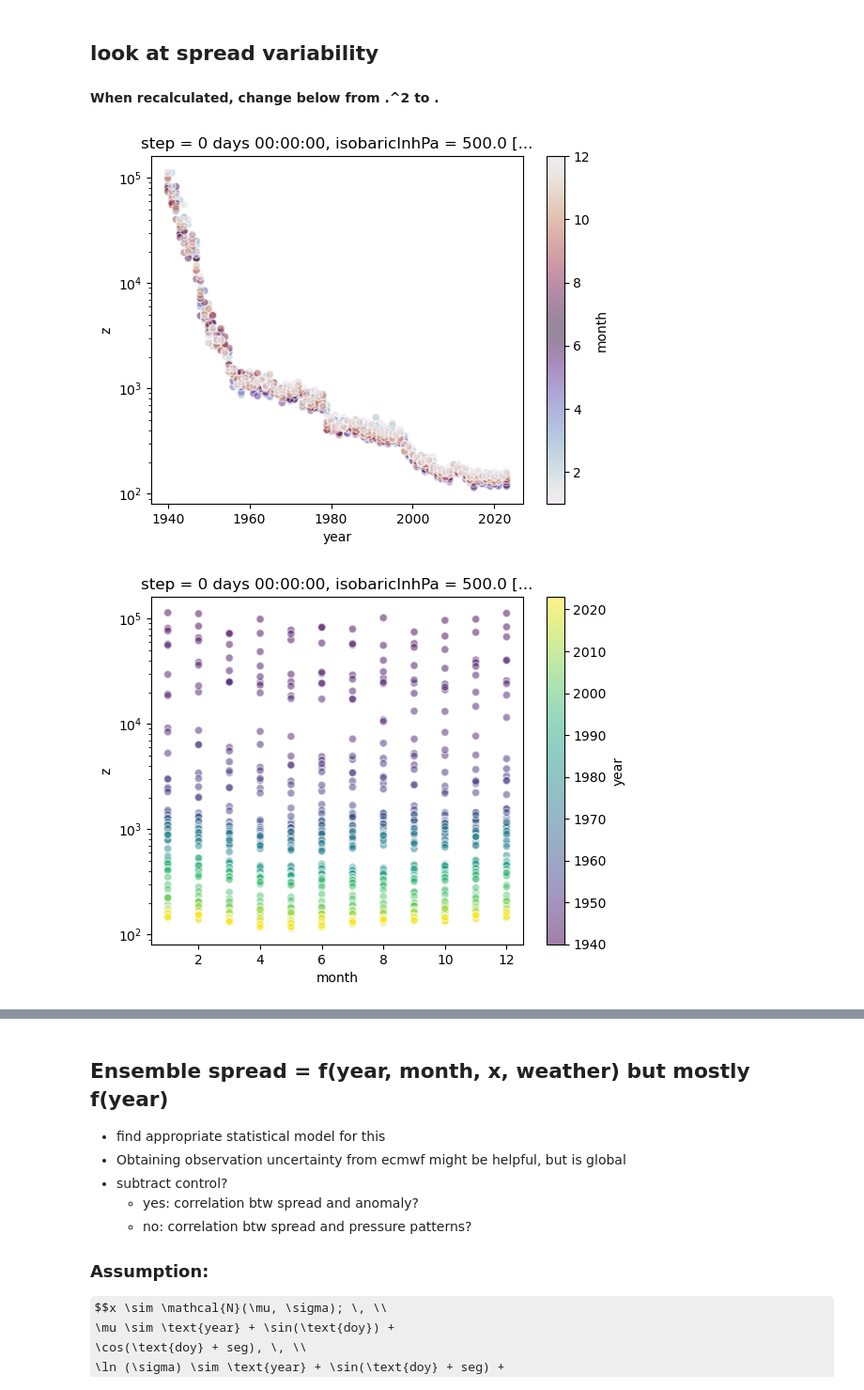
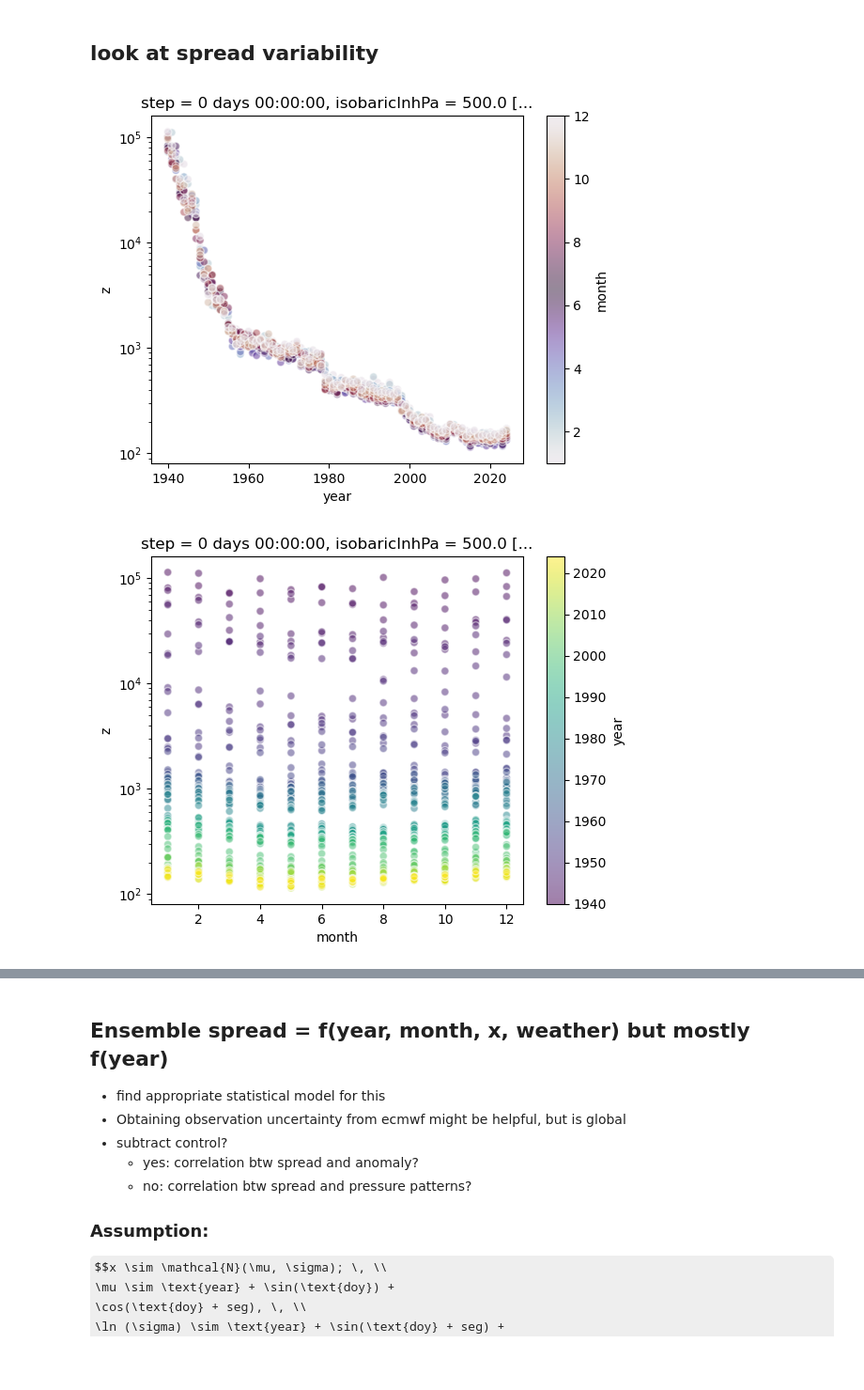
Before and after one commit to hschoeller/wp22a, a Jupyter notebook: notebooks/EnsembleSpread.ipynb, the cells around one changed output, grey strips where cells are left out. Shown at 94% size. Saved outputs shown, nothing was run; the diff lists cells and outputs as text; code cells hidden in the pictures; some formulas as TeX source; blank space fills up the shorter version.

```diff
--- a/notebooks/EnsembleSpread.ipynb
+++ b/notebooks/EnsembleSpread.ipynb
@@ -153,8 +153,6 @@ spreadFiles = glob.glob(dataPath + "spread_*.nc")
 spreadFiles.sort()
 # spreadFiles = spreadFiles[1:]  # Exclude the first file if needed
 years = [int(f.split('_')[-1].split('.')[0]) for f in spreadFiles]
-# %% [markdown]
-**When recalculated, change below from .^2 to .**
 # %%
 
 def loadDataset(fName):
@@ -162,63 +160,60 @@ def loadDataset(fName):
     return xr.open_dataset(fName)
 
 
-def calculateMonthlyAverages(ds):
+def calculateMonthlyAverages(fName):
     """
     Calculate monthly averages of the variable 'z' after spatial averaging.
     Ensures the 'month' coordinate is available.
     """
-    return ((ds['z']**2).mean(dim=['latitude', 'longitude'])
-            .groupby('time.month').mean(dim='time'))
+    with xr.open_dataset(fName) as ds:
+        return ((ds['z']).mean(dim=['latitude', 'longitude'])
+                .groupby('time.month').mean(dim='time'))
 
 
-def combineDatasets(datasets):
+def combineDatasets(datasets, years):
     """
     Combine a list of datasets into a single xarray Dataset along a new dimension 'year'.
     Adds a 'year' coordinate extracted from the time dimension of each dataset.
     """
     combined = xr.concat(
         [ds.assign_coords(year=year) for ds, year in zip(datasets, years)],
         dim='year'
     )
     return combined
 
 
 def plotAverages(ds, xAxis='years'):
     """
     Plot the averages of 'z' over years or months with dynamic coloring.
     """
 
     if xAxis == 'years':
         cyclicColormap = plt.cm.twilight  # Choose a cyclic colormap
         norm = mcolors.Normalize(vmin=1, vmax=12)
         ds.plot.scatter(
             x='year', y='z', hue='month', yscale='log', alpha=.5,
             cmap=cyclicColormap, norm=norm, add_colorbar=True)
 
     elif xAxis == 'months':
         ds.plot.scatter(
             x='month', y='z', hue='year', yscale='log', alpha=.5)
 
     plt.show()
 
 
-# Load datasets
-datasets = [loadDataset(fName) for fName in spreadFiles]
+monthlyAverages = [calculateMonthlyAverages(fName) for fName in spreadFiles]
+
+# Combine datasets for plotting with months on x-axis
+combinedDataset = combineDatasets(monthlyAverages, years)
+# combDaily = combineDatasets(datasets)
+combinedDataset
+
+# Plot averages
+plotAverages(combinedDataset, xAxis='years')  # Years on x-axis
+plotAverages(combinedDataset, xAxis='months')  # Months on x-axis
+# %% [output]
+[figure, added]
+[figure, added]
-# %%
-
-# Calculate monthly averages for each dataset
-monthlyAverages = [calculateMonthlyAverages(ds) for ds in datasets]
-
-# Combine datasets for plotting with months on x-axis
-combinedDataset = combineDatasets(monthlyAverages)
-# combDaily = combineDatasets(datasets)
-
-# Plot averages
-plotAverages(combinedDataset, xAxis='years')  # Years on x-axis
-plotAverages(combinedDataset, xAxis='months')  # Months on x-axis
-# %% [output]
-[figure, removed]
-[figure, removed]
 # %%
 flattened_data = combinedDataset.values.flatten()
 
```
Also changed, not shown: parts of 8 cells of this notebook, 14 other files.
